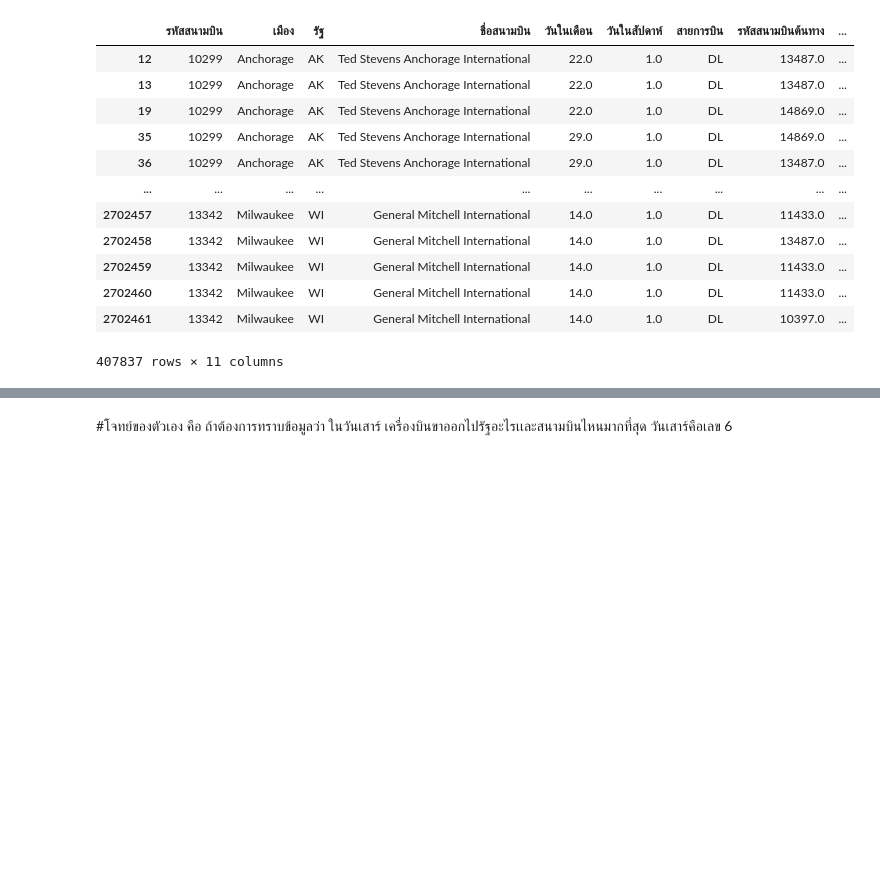
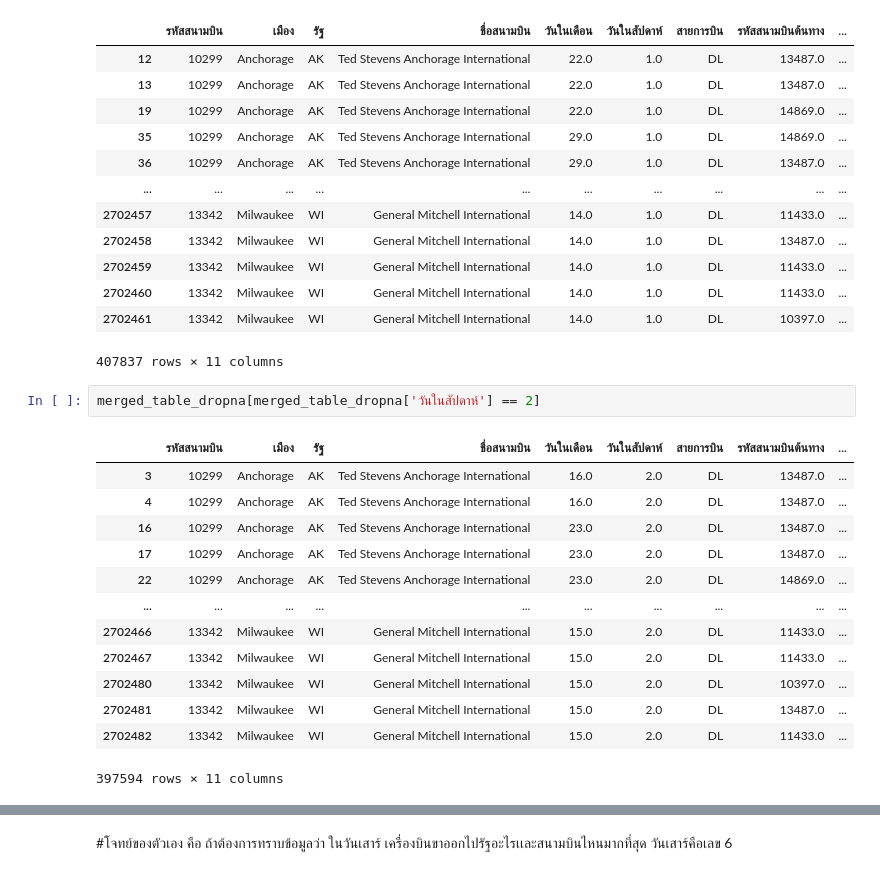
Before and after one commit to kittikhun62/DWDM21, a Jupyter notebook: MiniExam.ipynb, the cells around one changed output, grey strips where cells are left out. Saved outputs shown, nothing was run; the diff lists cells and outputs as text; blank space fills up the shorter version.

```diff
--- a/MiniExam.ipynb
+++ b/MiniExam.ipynb
@@ -251,3 +250,19 @@ merged_table_dropna[merged_table_dropna['วันในสัปดาห์']
 | 2702460 | 13342 | Milwaukee | WI | General Mitchell International | 14.0 | 1.0 | DL | 11433.0 | ... |
 | 2702461 | 13342 | Milwaukee | WI | General Mitchell International | 14.0 | 1.0 | DL | 10397.0 | ... |
 407837 rows × 11 columns
+# %%
+merged_table_dropna[merged_table_dropna['วันในสัปดาห์'] == 2]
+# %% [output]
+|  | รหัสสนามบิน | เมือง | รัฐ | ชื่อสนามบิน | วันในเดือน | วันในสัปดาห์ | สายการบิน | รหัสสนามบินต้นทาง | ... |
+| 3 | 10299 | Anchorage | AK | Ted Stevens Anchorage International | 16.0 | 2.0 | DL | 13487.0 | ... |
+| 4 | 10299 | Anchorage | AK | Ted Stevens Anchorage International | 16.0 | 2.0 | DL | 13487.0 | ... |
+| 16 | 10299 | Anchorage | AK | Ted Stevens Anchorage International | 23.0 | 2.0 | DL | 13487.0 | ... |
+| 17 | 10299 | Anchorage | AK | Ted Stevens Anchorage International | 23.0 | 2.0 | DL | 13487.0 | ... |
+| 22 | 10299 | Anchorage | AK | Ted Stevens Anchorage International | 23.0 | 2.0 | DL | 14869.0 | ... |
+| ... | ... | ... | ... | ... | ... | ... | ... | ... | ... |
+| 2702466 | 13342 | Milwaukee | WI | General Mitchell International | 15.0 | 2.0 | DL | 11433.0 | ... |
+| 2702467 | 13342 | Milwaukee | WI | General Mitchell International | 15.0 | 2.0 | DL | 11433.0 | ... |
+| 2702480 | 13342 | Milwaukee | WI | General Mitchell International | 15.0 | 2.0 | DL | 10397.0 | ... |
+| 2702481 | 13342 | Milwaukee | WI | General Mitchell International | 15.0 | 2.0 | DL | 13487.0 | ... |
+| 2702482 | 13342 | Milwaukee | WI | General Mitchell International | 15.0 | 2.0 | DL | 11433.0 | ... |
+397594 rows × 11 columns
```
Also changed, not shown: parts of 26 cells of this notebook.
